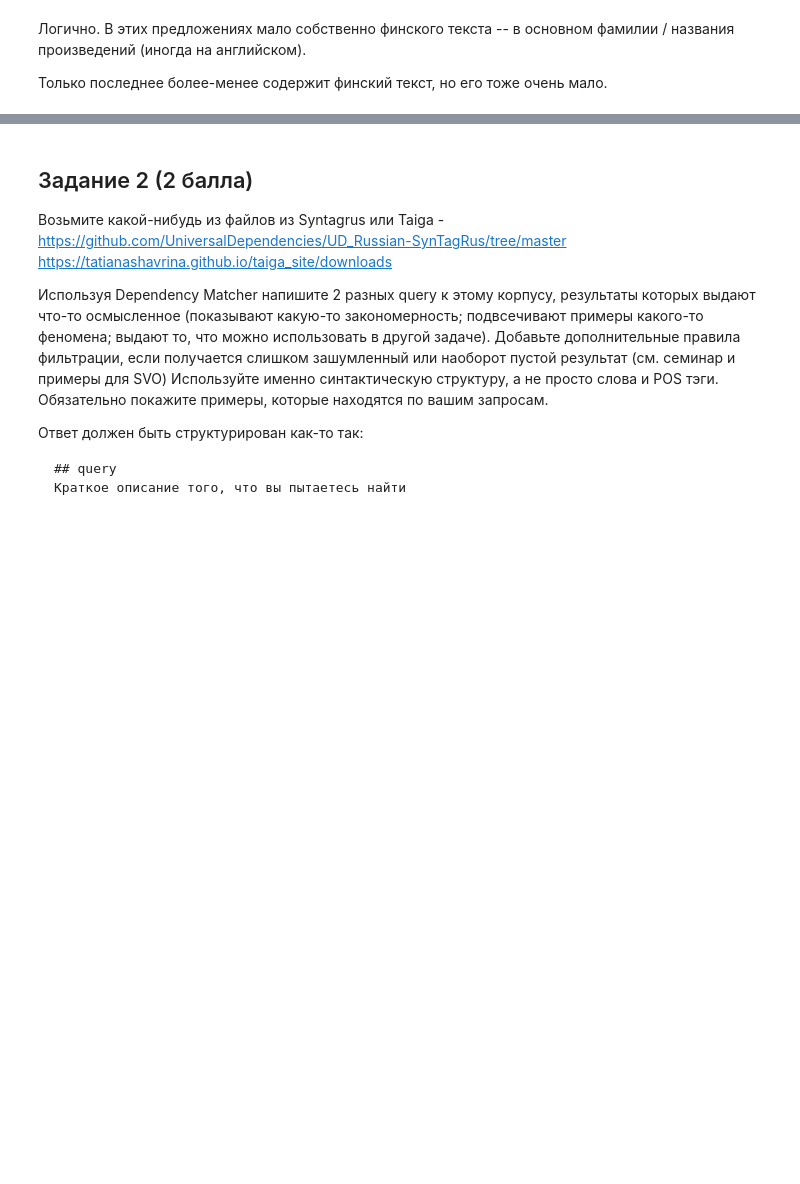
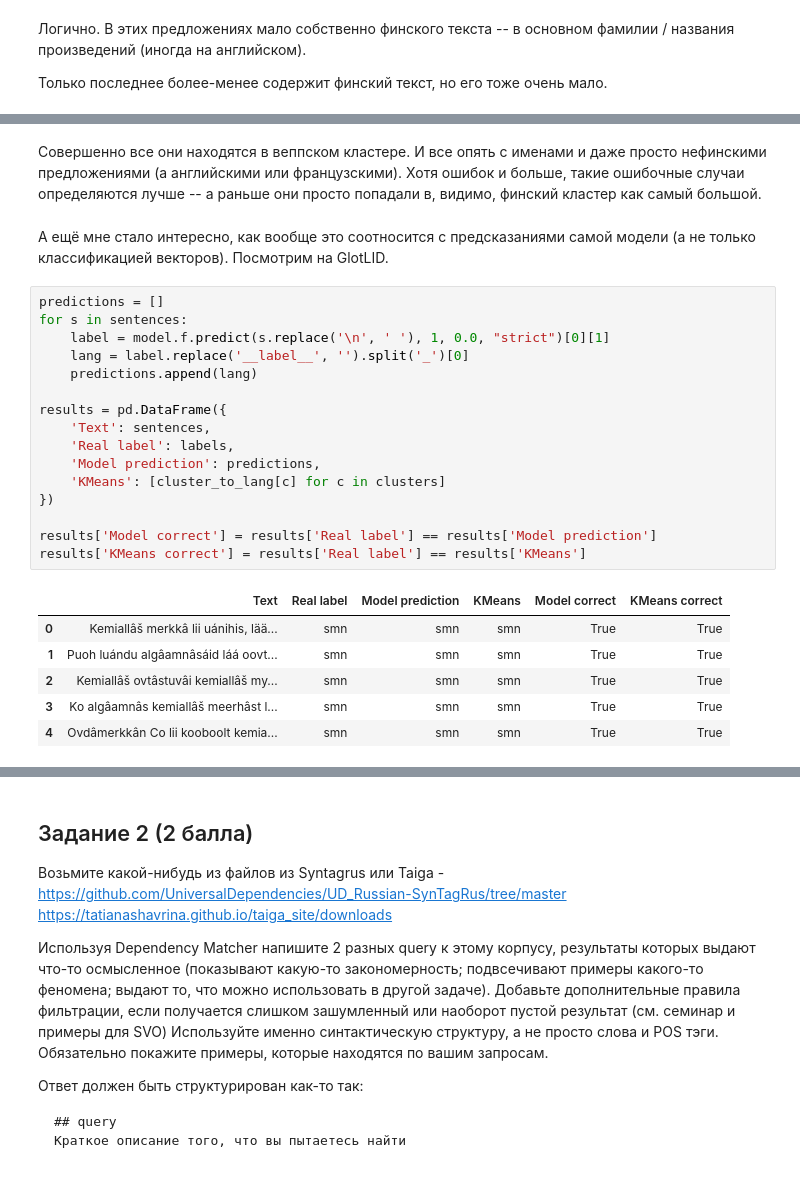
Before and after one commit to katykool/MA_2026_CompLing, a Jupyter notebook: hw4/Sherstneva_04_homework.ipynb, the cells around one changed output, grey strips where cells are left out. Cells and saved outputs as stored; diff of their text form; blank space fills up the shorter version.

```diff
--- a/hw4/Sherstneva_04_homework.ipynb
+++ b/hw4/Sherstneva_04_homework.ipynb
@@ -281,0 +396,27 @@ for i in fi_errors.index:
+# %% [markdown]
+Совершенно все они находятся в веппском кластере. И все опять с именами и даже просто нефинскими предложениями (а английскими или французскими). Хотя ошибок и больше, такие ошибочные случаи определяются лучше -- а раньше они просто попадали в, видимо, финский кластер как самый большой.
+# %% [markdown]
+А ещё мне стало интересно, как вообще это соотносится с предсказаниями самой модели (а не только классификацией векторов). Посмотрим на GlotLID.
+# %%
+predictions = []
+for s in sentences:
+    label = model.f.predict(s.replace('\n', ' '), 1, 0.0, "strict")[0][1]
+    lang = label.replace('__label__', '').split('_')[0]
+    predictions.append(lang)
+
+results = pd.DataFrame({
+    'Text': sentences,
+    'Real label': labels,
+    'Model prediction': predictions,
+    'KMeans': [cluster_to_lang[c] for c in clusters]
+})
+
+results['Model correct'] = results['Real label'] == results['Model prediction']
+results['KMeans correct'] = results['Real label'] == results['KMeans']
+# %% [output]
+|  | Text | Real label | Model prediction | KMeans | Model correct | KMeans correct |
+| 0 | Kemiallâš merkkâ lii uánihis, lää... | smn | smn | smn | True | True |
+| 1 | Puoh luándu algâamnâsáid láá oovt... | smn | smn | smn | True | True |
+| 2 | Kemiallâš ovtâstuvâi kemiallâš my... | smn | smn | smn | True | True |
+| 3 | Ko algâamnâs kemiallâš meerhâst l... | smn | smn | smn | True | True |
+| 4 | Ovdâmerkkân Co lii kooboolt kemia... | smn | smn | smn | True | True |
```
Also changed, not shown: parts of 17 cells of this notebook.
